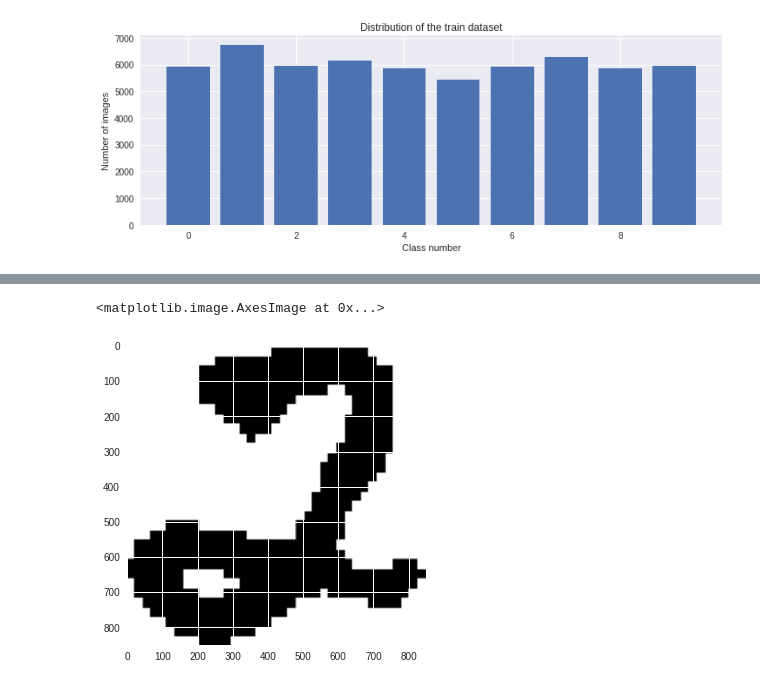
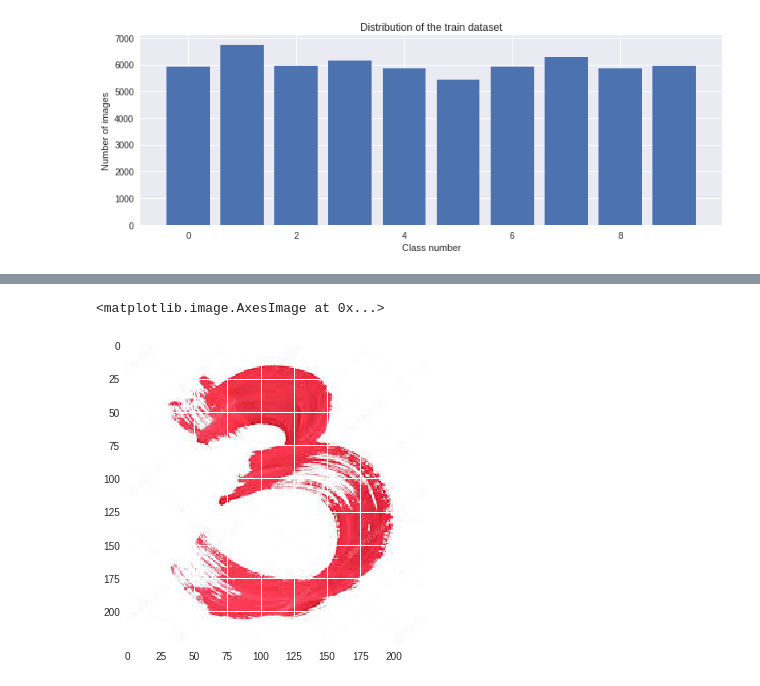
Before and after one commit to afozbek/dnn-autonomous-car, a Jupyter notebook: 2-Neural-Networks/Convolutional_Neural_Networks.ipynb, the cells around one changed output, grey strips where cells are left out. Drawn from its saved outputs; the diff is of its cells as text; code cells hidden in the pictures.

```diff
--- a/2-Neural-Networks/Convolutional_Neural_Networks.ipynb
+++ b/2-Neural-Networks/Convolutional_Neural_Networks.ipynb
@@ -142,15 +144,15 @@ Text(0.5, 0, 'epoch')
 # %%
 import requests
 from PIL import Image
 
-#url = 'https://encrypted-tbn0.gstatic.com/images?q=tbn:ANd9GcST8KzXHtkSHcxzdpnllMhAj0upLEwnNFdtY6j4YUPcmaf4Ty3u'
-url = 'https://www.researchgate.net/profile/Jose_Sempere/publication/221258631/figure/fig1/AS:305526891139075@1449854695342/Handwritten-digit-2.png'
+url = 'https://encrypted-tbn0.gstatic.com/images?q=tbn:ANd9GcST8KzXHtkSHcxzdpnllMhAj0upLEwnNFdtY6j4YUPcmaf4Ty3u'
+#url = 'https://www.researchgate.net/profile/Jose_Sempere/publication/221258631/figure/fig1/AS:305526891139075@1449854695342/Handwritten-digit-2.png'
 response = requests.get(url, stream = True)
 img = Image.open(response.raw)
 plt.imshow(img)
 # %% [output]
 <matplotlib.image.AxesImage at 0x...>
-[figure, old version]
+[figure, new version]
 # %%
 import cv2
 
```
Also changed, not shown: parts of 13 cells of this notebook, 1 other file.
